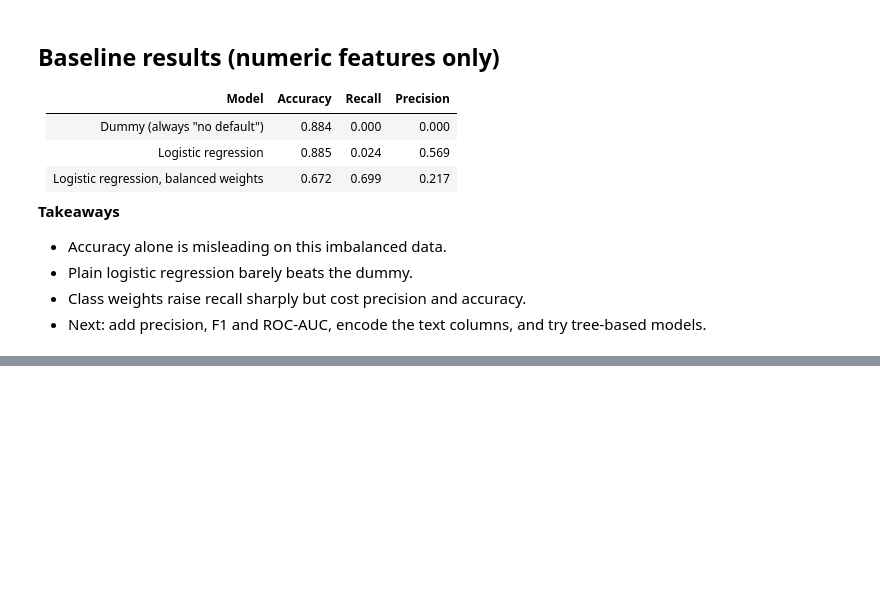
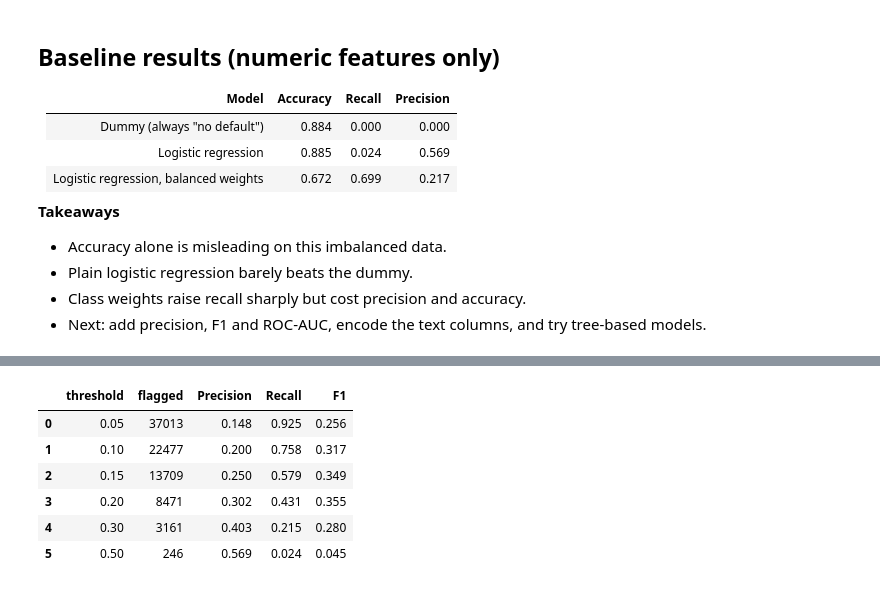
Before and after one commit to SrinuGonthini/loan-default-prediction-api, a Jupyter notebook: notebooks/02_modeling.ipynb, the cells around one changed output, grey strips where cells are left out. Saved outputs shown, nothing was run; the diff lists cells and outputs as text; code cells hidden in the pictures; blank space fills up the shorter version.

```diff
--- a/notebooks/02_modeling.ipynb
+++ b/notebooks/02_modeling.ipynb
@@ -158,0 +212,22 @@ results
+# %%
+proba_plain = model.predict_proba(X_test[num_cols])[:,1]
+
+thr_rows = []
+for t in [0.05,0.10,0.15,0.20,0.30,0.50]:
+    p = (proba_plain >= t).astype(int)
+    thr_rows.append({
+        "threshold": t,
+        "flagged":int(p.sum()),
+        "Precision": precision_score(y_test, p, zero_division=0),
+        "Recall":recall_score(y_test, p),
+        "F1":f1_score(y_test, p, zero_division=0)
+    })
+pd.DataFrame(thr_rows).round(3)
+# %% [output]
+|  | threshold | flagged | Precision | Recall | F1 |
+| 0 | 0.05 | 37013 | 0.148 | 0.925 | 0.256 |
+| 1 | 0.10 | 22477 | 0.200 | 0.758 | 0.317 |
+| 2 | 0.15 | 13709 | 0.250 | 0.579 | 0.349 |
+| 3 | 0.20 | 8471 | 0.302 | 0.431 | 0.355 |
+| 4 | 0.30 | 3161 | 0.403 | 0.215 | 0.280 |
+| 5 | 0.50 | 246 | 0.569 | 0.024 | 0.045 |
```
Also changed, not shown: parts of 13 cells of this notebook, 2 other files.
